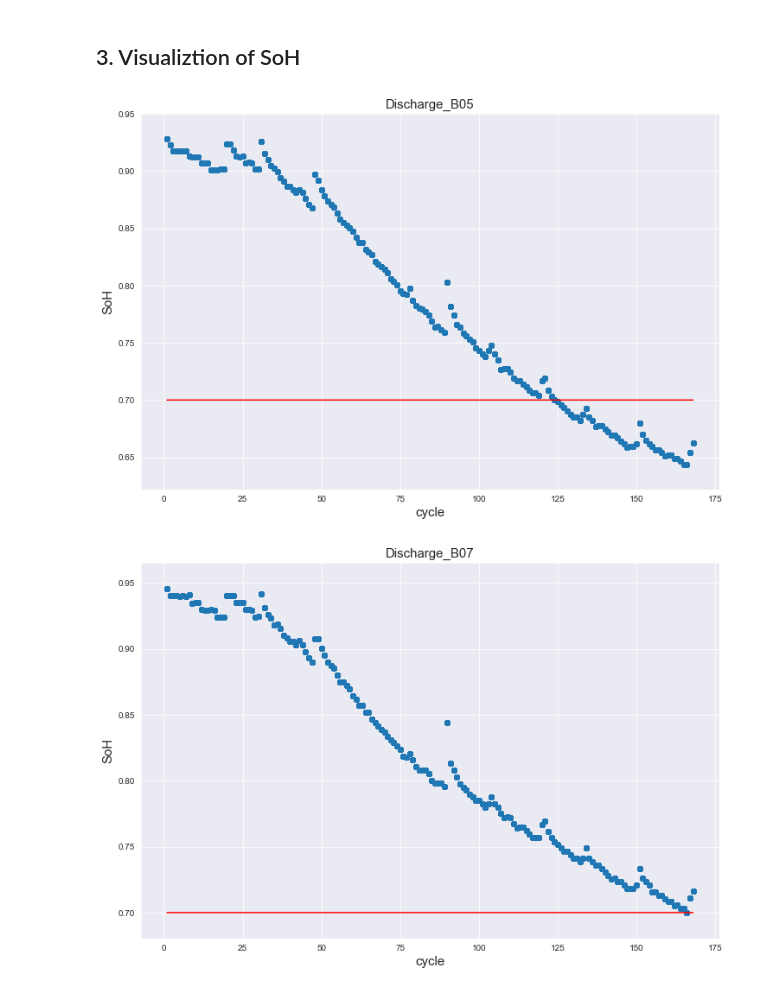
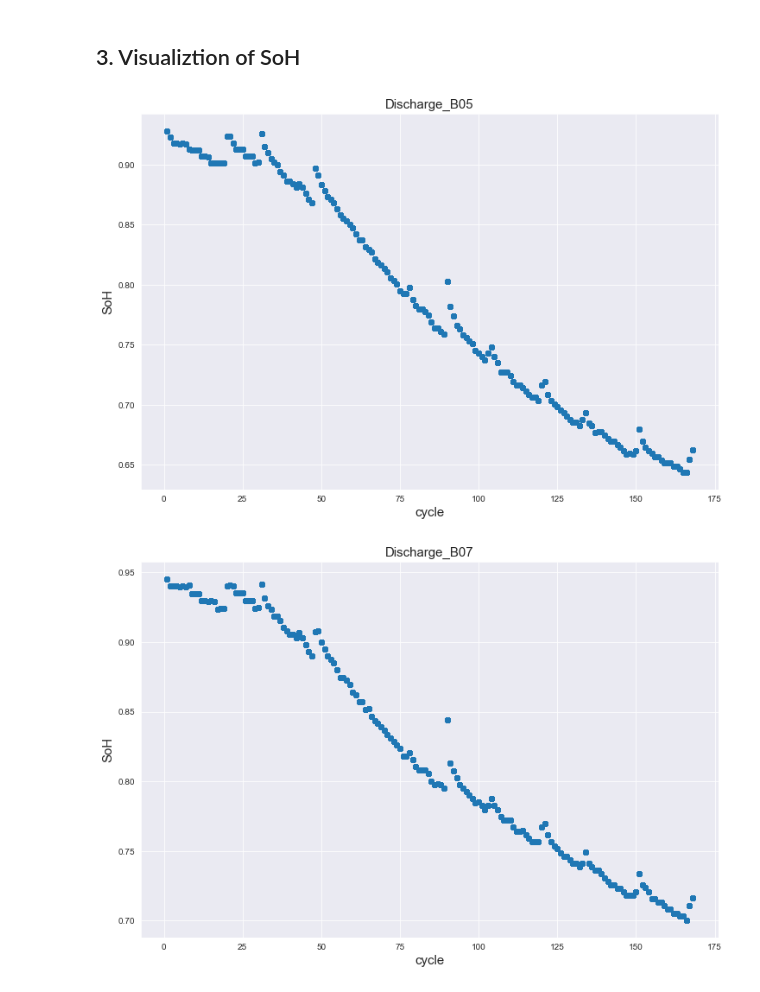
Before and after one commit to standing-o/SoH_estimation_of_Lithium-ion_battery, a Jupyter notebook: 1_Calculation_and_Visulaliztion_of_SoH/Calculation_and_Visualization_of_SoH.ipynb, the cells around one changed output. Drawn from its saved outputs; the diff is of its cells as text; code cells hidden in the pictures.

```diff
--- a/1_Calculation_and_Visulaliztion_of_SoH/Calculation_and_Visualization_of_SoH.ipynb
+++ b/1_Calculation_and_Visulaliztion_of_SoH/Calculation_and_Visualization_of_SoH.ipynb
@@ -90,7 +88,6 @@ for i in range(len(listdir)) :
     plt.figure(figsize=(12, 8))
 
     plt.scatter(dff['cycle'], dff['capacity'])
-    plt.plot(dff['cycle'], len(dff['cycle'])*[1.4], color = 'red')
 
     plt.ylabel('Capacity', fontsize = 15)
     plt.xlabel('cycle', fontsize = 15)
@@ -111,19 +108,18 @@ for i in range(len(listdir)) :
 # %%
 for i in range(len(listdir)) :
 
     dff = globals()['data_{}'.format(num[i])]
 
     sns.set_style("darkgrid")
     plt.figure(figsize=(12, 8))
 
     plt.scatter(dff['cycle'], dff['SOH'])
-    plt.plot(dff['cycle'], len(dff['cycle'])*[0.7], color = 'red')
 
     plt.ylabel('SoH', fontsize = 15)
     plt.xlabel('cycle', fontsize = 15)
     plt.title('Discharge_' + num[i], fontsize = 15)
     plt.savefig('fig/SoH_' + num[i] + '.jpg')
     plt.show()
 # %% [output]
-[figure, old version]
+[figure, new version]
-[figure, old version]
+[figure, new version]
```
Also changed, not shown: parts of 3 cells of this notebook, 30 other files.
